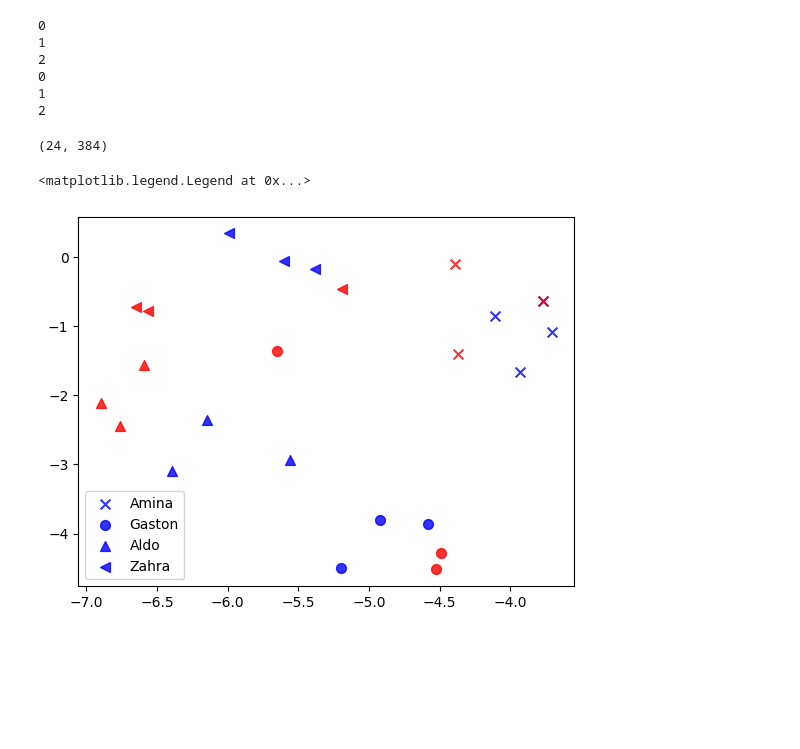
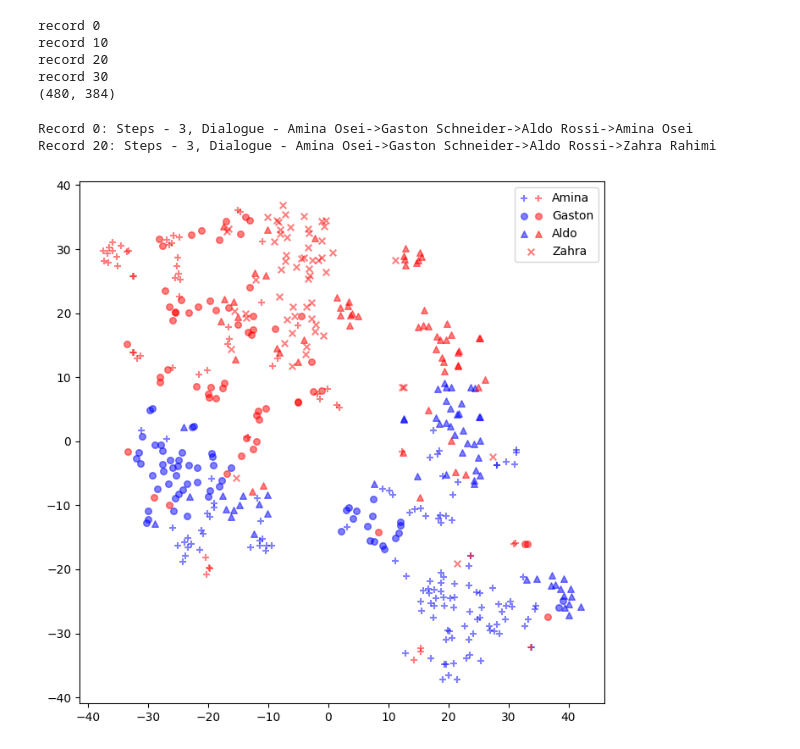
Before and after one commit to stmorse/sgg, a Jupyter notebook: src/chs.ipynb, the cells around one changed output. Saved outputs shown, nothing was run; the diff lists cells and outputs as text; code cells hidden in the pictures; blank space fills up the shorter version.

```diff
--- a/src/chs.ipynb
+++ b/src/chs.ipynb
@@ -41,36 +47,26 @@ records[0]
 # %%
 embeddings = []
 
-for record in records:
+for k, record in enumerate(records):
+    if k % 10 == 0: print(f'record {k}')
     for step, fields in record.items():
-        print(f'{step}')
+        # print(f'{step}')
         sentences = [t[1] for t in fields['transcript']]
         embeddings.extend(model.encode(sentences))
 
 embeddings = np.vstack(embeddings)
-embeddings.shape
+print(embeddings.shape)
 # %% [output]
-0
-1
-2
-0
-1
-2
+record 0
+record 10
+record 20
+record 30
+(480, 384)
-(24, 384)
 # %%
 et = TSNE(n_components=2, perplexity=15).fit_transform(embeddings)
-# %%
-markers = ['x', 'o', '^', '<']
-names   = ['Amina', 'Gaston', 'Aldo', 'Zahra']
-
-for i, marker in enumerate(markers):
-    idx1 = np.arange(i, 13, 4)
-    idx2 = np.arange(12 + i, 24, 4)
-
-    plt.scatter(et[idx1, 0], et[idx1, 1], s=50, c='b', marker=marker, alpha=0.8, label=names[i])
-    plt.scatter(et[idx2, 0], et[idx2, 1], s=50, c='r', marker=marker, alpha=0.8)
-
-plt.legend()
-# %% [output]
-<matplotlib.legend.Legend at 0x...>
-[figure, removed]
+# %%
+for k, record in zip([0, 20], [records[0], records[20]]):
+    print(f'Record {k}: Steps - {len(record.keys())}, Dialogue - {'->'.join([t[0] for t in record['0']['transcript']])}')
+# %% [output]
+Record 0: Steps - 3, Dialogue - Amina Osei->Gaston Schneider->Aldo Rossi->Amina Osei
+Record 20: Steps - 3, Dialogue - Amina Osei->Gaston Schneider->Aldo Rossi->Zahra Rahimi
@@ -76,0 +75,34 @@ plt.legend()
+# %%
+fig, ax = plt.subplots(1,1, figsize=(8,8))
+
+markers = ['+', 'o', '^']
+handles = []
+
+for i, marker in enumerate(markers):
+    idx1 = np.arange(i, 240 + 1, 4)
+    idx2 = np.arange(240 + i, 480, 4)
+
+    p1 = ax.scatter(et[idx1,0], et[idx1,1], s=30, marker=marker, c='b', alpha=0.5)
+    p2 = ax.scatter(et[idx2,0], et[idx2,1], s=30, marker=marker, c='r', alpha=0.5)
+    handles.append((p1,p2))
+
+# do Amina's extra
+marker = markers[0]
+idx1 = np.arange(3, 240 + 1, 4)
+ax.scatter(et[idx1,0], et[idx1,1], s=30, marker=marker, c='b', alpha=0.5)
+
+# do Zahra
+marker = 'x'
+idx2 = np.arange(240 + 3, 480, 4)
+p3 = ax.scatter(et[idx2,0], et[idx2,1], s=30, marker=marker, c='r', alpha=0.5)
+handles.append((p3,))
+
+labels = ['Amina', 'Gaston', 'Aldo', 'Zahra']
+ax.legend(
+    handles, labels,
+    handler_map={tuple: HandlerTuple(ndivide=None)}
+)
+
+plt.show()
+# %% [output]
+[figure, added]
```
Also changed, not shown: parts of 4 cells of this notebook, 8 other files.
